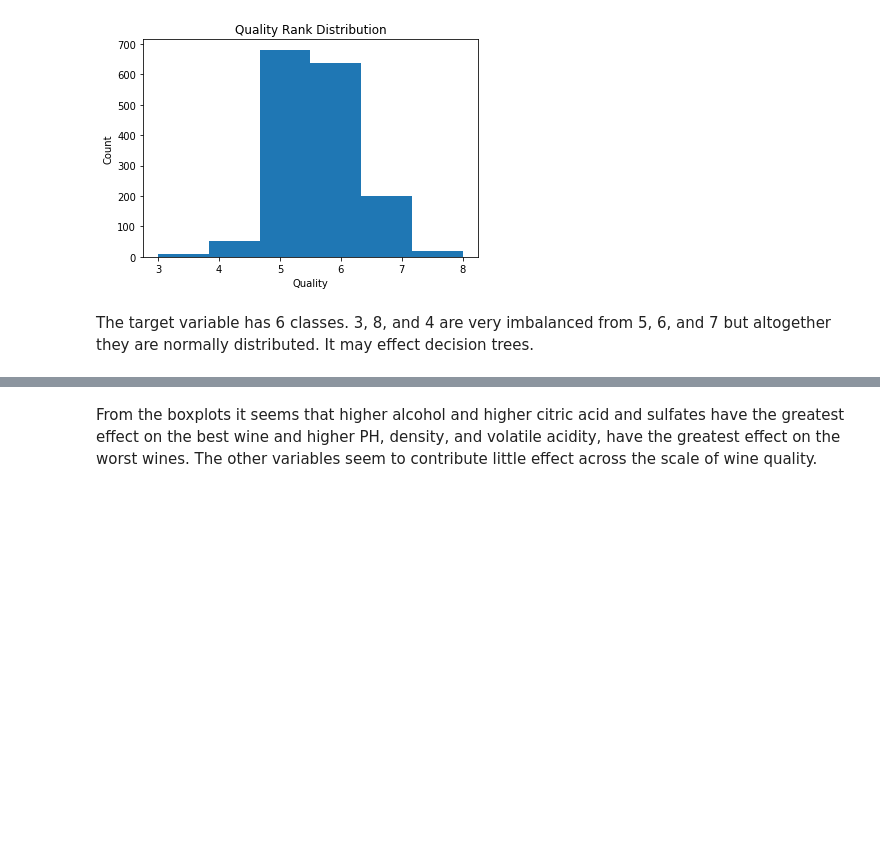
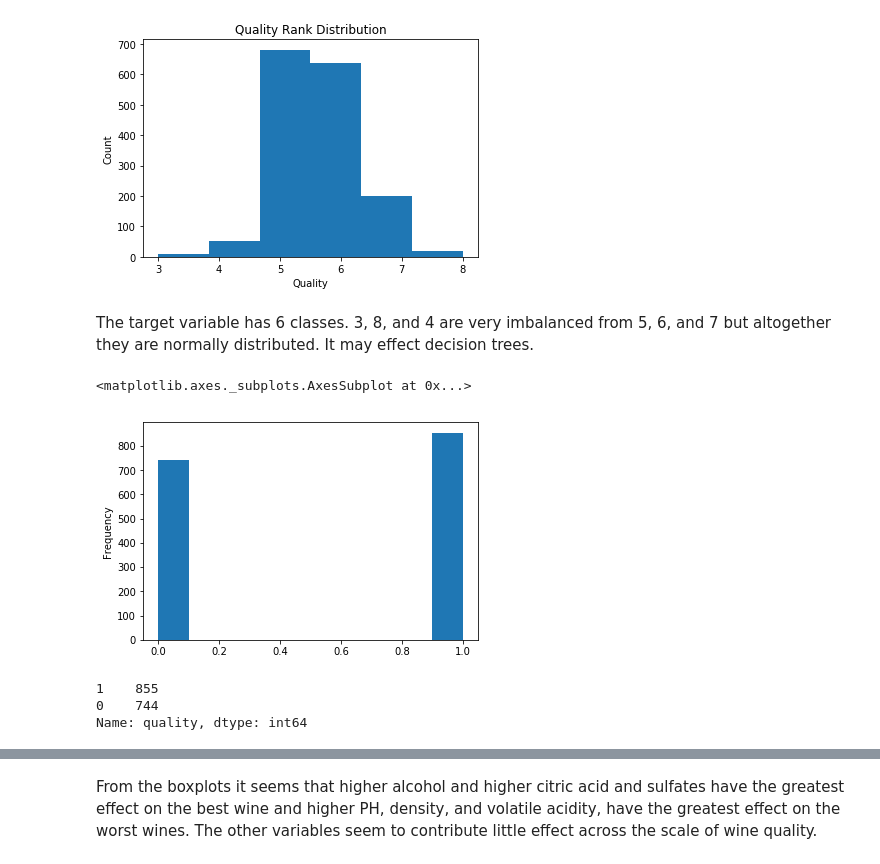
Before and after one commit to keith44/TF-Data_Science, a Jupyter notebook: Data_Science/Supervised learning/Challenge-If a tree falls in the forrest....ipynb, the cells around one changed output, grey strips where cells are left out. Drawn from its saved outputs; the diff is of its cells as text; code cells hidden in the pictures; blank space fills up the shorter version.

```diff
--- a/Data_Science/Supervised learning/Challenge-If a tree falls in the forrest....ipynb
+++ b/Data_Science/Supervised learning/Challenge-If a tree falls in the forrest....ipynb
@@ -115,0 +124,11 @@ The target variable has 6 classes. 3, 8, and 4 are very imbalanced from 5, 6, an
+# %%
+wine_qual.quality.plot(kind='hist')
+# %% [output]
+<matplotlib.axes._subplots.AxesSubplot at 0x...>
+[figure, added]
+# %%
+wine_qual.quality.value_counts()
+# %% [output]
+1    855
+0    744
+Name: quality, dtype: int64
```
Also changed, not shown: parts of 83 cells of this notebook.
